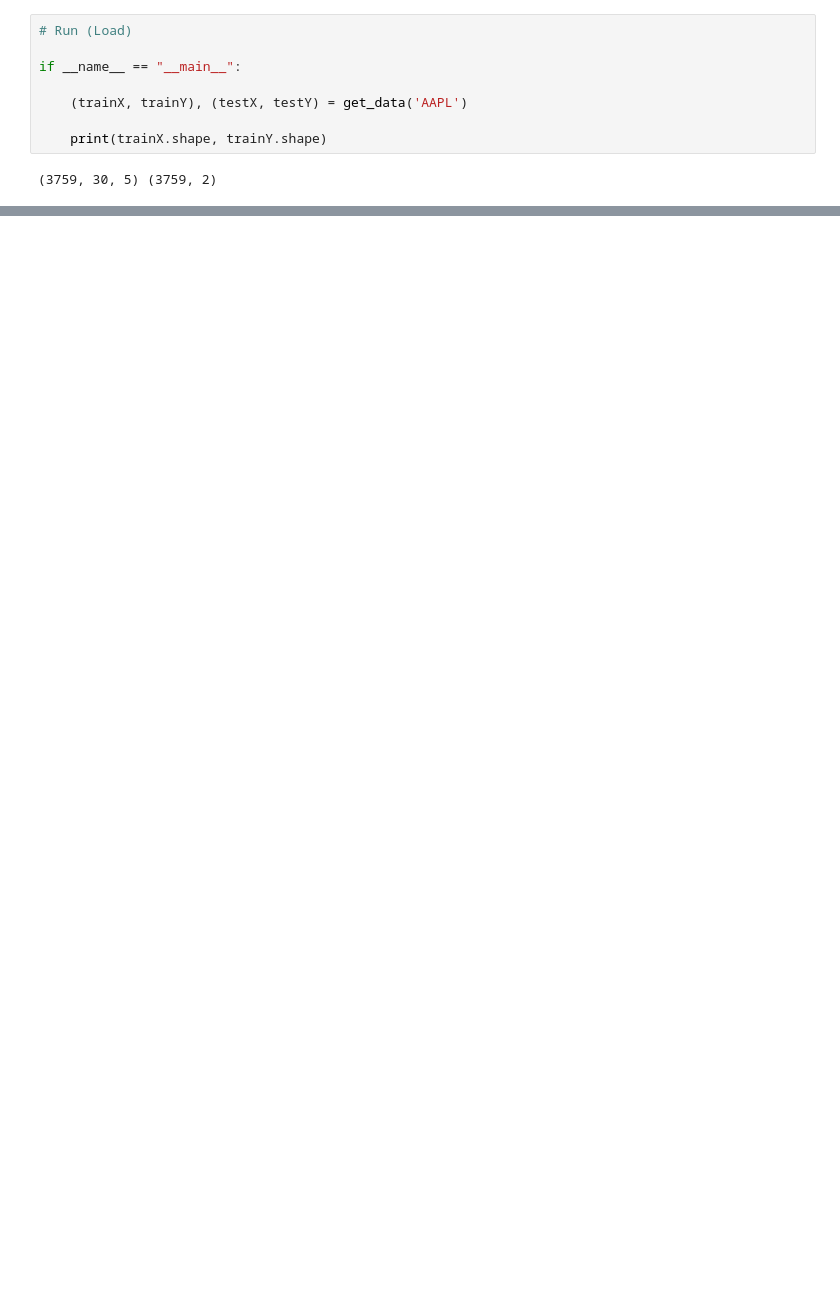
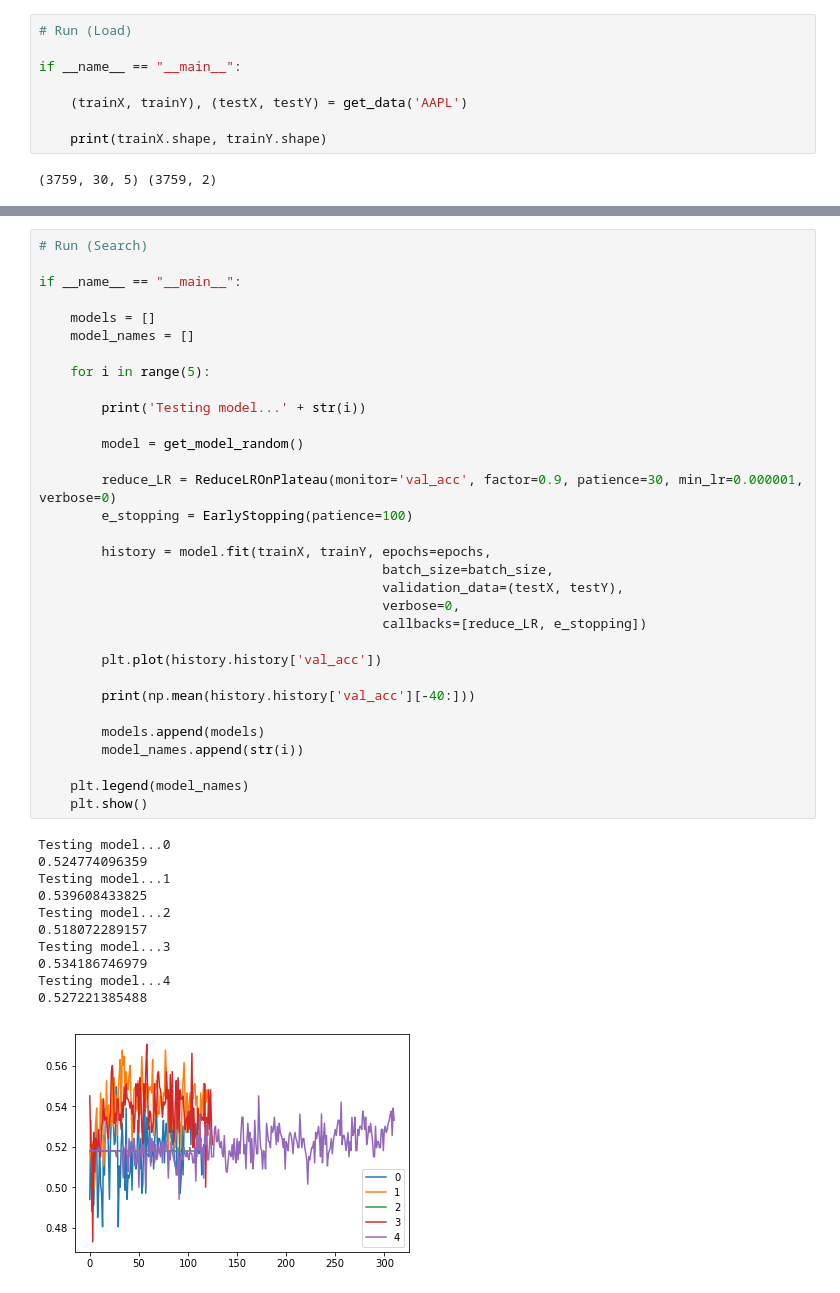
Before and after one commit to sshh12/StockMarketML, a Jupyter notebook: BasicPredictionClassification.ipynb, the cells around one changed output, grey strips where cells are left out. Cells and saved outputs as stored; diff of their text form; blank space fills up the shorter version.

```diff
--- a/BasicPredictionClassification.ipynb
+++ b/BasicPredictionClassification.ipynb
@@ -106,0 +183,44 @@ if __name__ == "__main__":
+# %%
+# Run (Search)
+
+if __name__ == "__main__":
+
+    models = []
+    model_names = []
+
+    for i in range(5):
+
+        print('Testing model...' + str(i))
+
+        model = get_model_random()
+
+        reduce_LR = ReduceLROnPlateau(monitor='val_acc', factor=0.9, patience=30, min_lr=0.000001, verbose=0)
+        e_stopping = EarlyStopping(patience=100)
+
+        history = model.fit(trainX, trainY, epochs=epochs,
+                                            batch_size=batch_size,
+                                            validation_data=(testX, testY),
+                                            verbose=0,
+                                            callbacks=[reduce_LR, e_stopping])
+
+        plt.plot(history.history['val_acc'])
+
+        print(np.mean(history.history['val_acc'][-40:]))
+
+        models.append(models)
+        model_names.append(str(i))
+
+    plt.legend(model_names)
+    plt.show()
+# %% [output]
+Testing model...0
+0.524774096359
+Testing model...1
+0.539608433825
+Testing model...2
+0.518072289157
+Testing model...3
+0.534186746979
+Testing model...4
+0.527221385488
+[figure, added]
```
Also changed, not shown: parts of 4 cells of this notebook, 3 other files.
